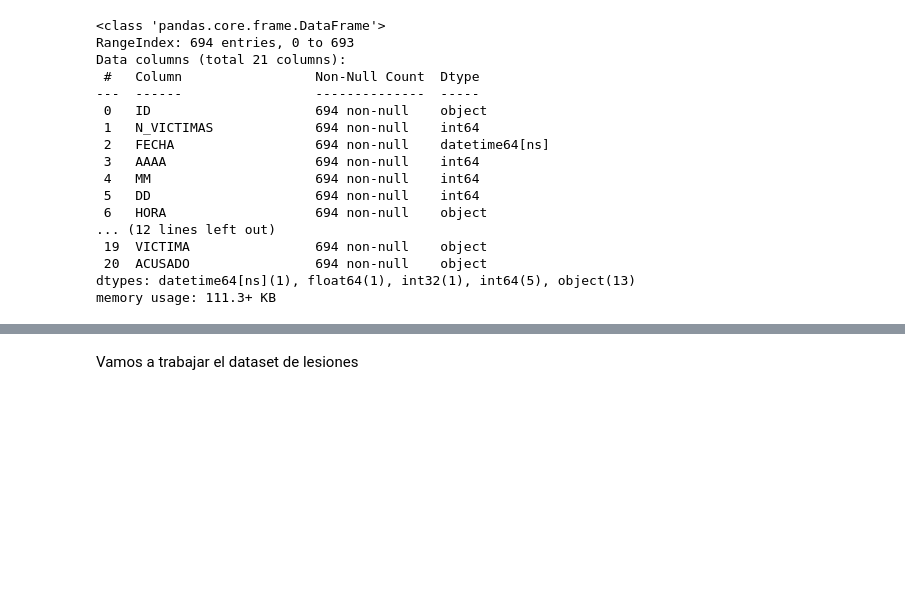
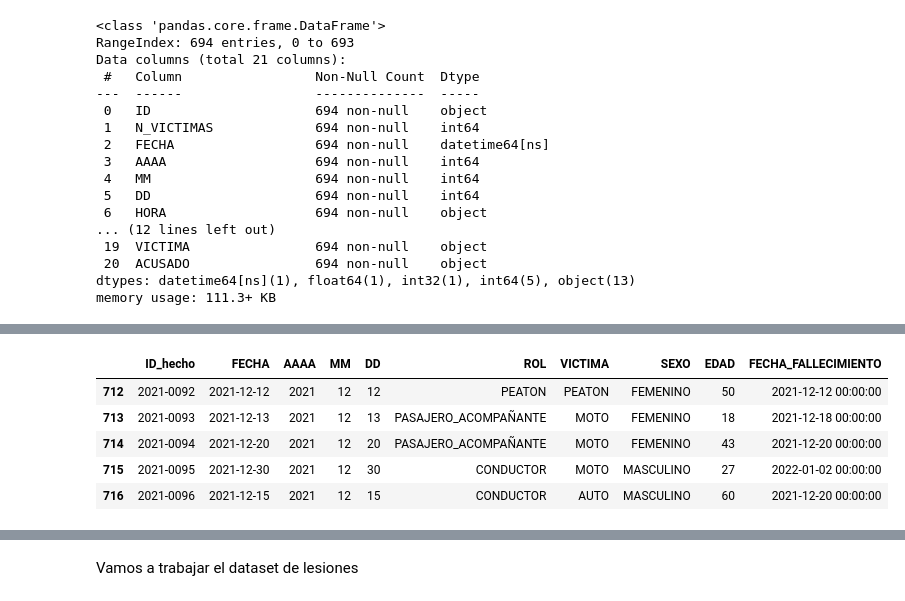
Before and after one commit to Frombini/Proyecto-Siniestros-Viales, a Jupyter notebook: EDA.ipynb, the cells around one changed output, grey strips where cells are left out. Cells and saved outputs as stored; diff of their text form; code cells hidden in the pictures; blank space fills up the shorter version.

```diff
--- a/EDA.ipynb
+++ b/EDA.ipynb
@@ -377,0 +398,9 @@ Para cambios de nombre y cambio de tipo de datos de las columnas lo haremos con
+# %%
+df_homicidios_victimas.tail()
+# %% [output]
+|  | ID_hecho | FECHA | AAAA | MM | DD | ROL | VICTIMA | SEXO | EDAD | FECHA_FALLECIMIENTO |
+| 712 | 2021-0092 | 2021-12-12 | 2021 | 12 | 12 | PEATON | PEATON | FEMENINO | 50 | 2021-12-12 00:00:00 |
+| 713 | 2021-0093 | 2021-12-13 | 2021 | 12 | 13 | PASAJERO_ACOMPAÑANTE | MOTO | FEMENINO | 18 | 2021-12-18 00:00:00 |
+| 714 | 2021-0094 | 2021-12-20 | 2021 | 12 | 20 | PASAJERO_ACOMPAÑANTE | MOTO | FEMENINO | 43 | 2021-12-20 00:00:00 |
+| 715 | 2021-0095 | 2021-12-30 | 2021 | 12 | 30 | CONDUCTOR | MOTO | MASCULINO | 27 | 2022-01-02 00:00:00 |
+| 716 | 2021-0096 | 2021-12-15 | 2021 | 12 | 15 | CONDUCTOR | AUTO | MASCULINO | 60 | 2021-12-20 00:00:00 |
```
Also changed, not shown: parts of 31 cells of this notebook, 2 other files.
